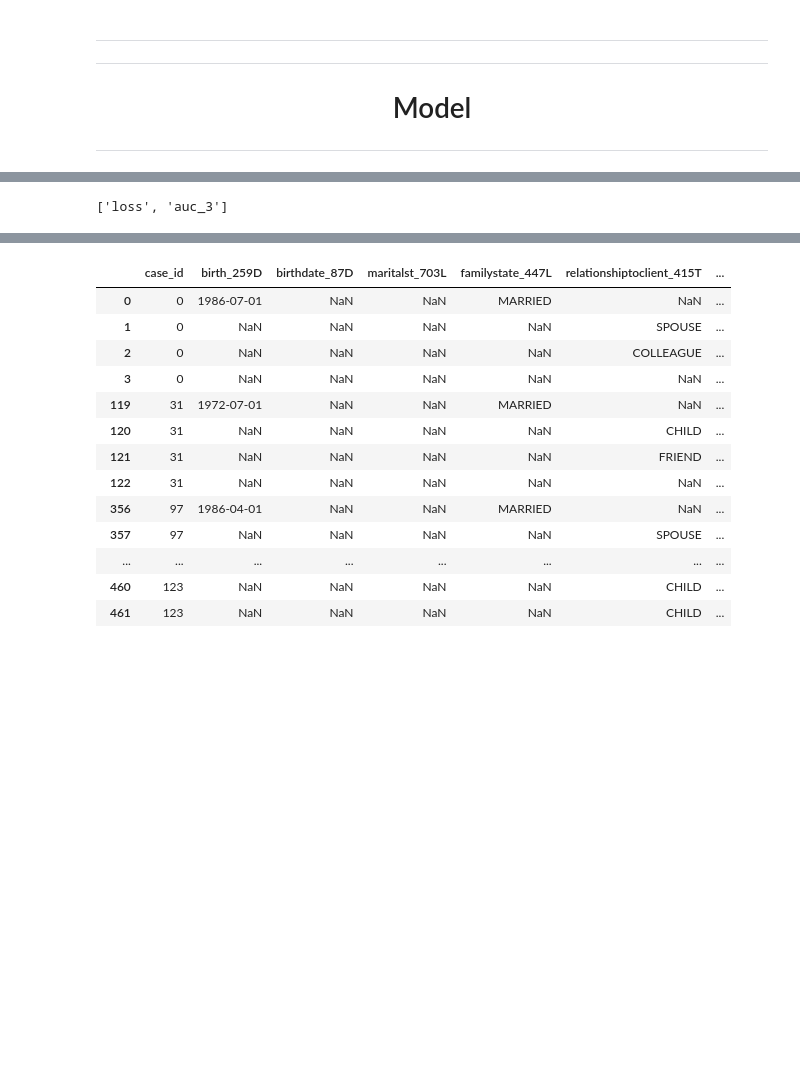
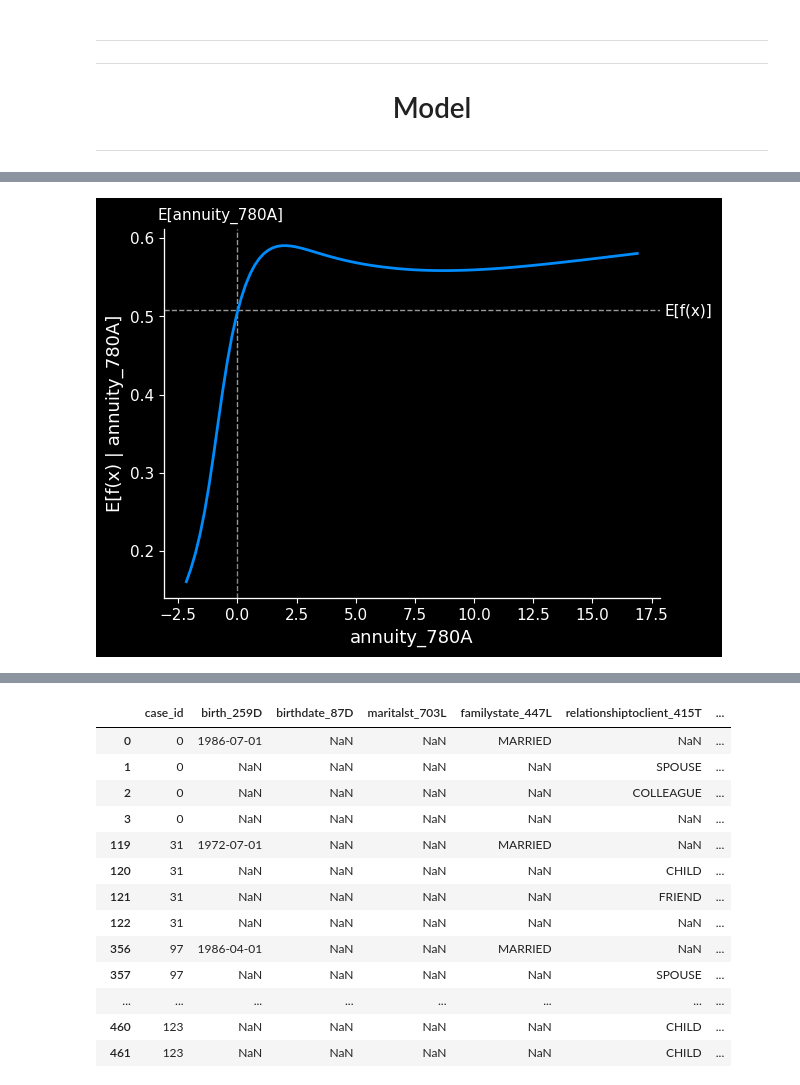
Before and after one commit to jazz-2021/project, a Jupyter notebook: dc_home_credit/dc_home_credit.ipynb, the cells around one changed output, grey strips where cells are left out. Saved outputs shown, nothing was run; the diff lists cells and outputs as text; code cells hidden in the pictures; blank space fills up the shorter version.

```diff
--- a/dc_home_credit/dc_home_credit.ipynb
+++ b/dc_home_credit/dc_home_credit.ipynb
@@ -348,8 +306,10 @@ def class_imbalance_treatment(df: pd.DataFrame):
     new_df_len = len(new_df)
 
     rng = np.random.default_rng(43)
-    random_sample = rng.integers(low=0, high=new_df_len, size=math.floor(new_df_len/2))
+    # random_sample = rng.integers(low=0, high=new_df_len, size=math.floor(new_df_len/2)) #### this is the real thing
+    random_sample = rng.integers(low=0, high=new_df_len, size=math.floor(new_df_len/8)) #### this is temporary. use for training smaller samples
 
     new_df = new_df.loc[random_sample, :]
+    new_df = new_df.reset_index(drop=True)
 
     return new_df
@@ -405,14 +384,22 @@ feature_train.shape
 # %%
 ##### Model definition
 
+input_shape = feature_train.shape[1]
 ### input layer
-input_layer = Input(shape=(7, ))
-mid_layer = Dense(7, activation="relu")(input_layer)
-mid_layer = Dense(9,activation="relu")(mid_layer)
-mid_layer = Dense(7,activation="relu")(mid_layer)
-mid_layer = Dense(5,activation="relu")(mid_layer)
-mid_layer = Dense(3,activation="relu")(mid_layer)
-output_layer = Dense(1, activation="sigmoid")(mid_layer)
+input_layer = Input(shape=(input_shape, ))
+hidden_layer = Dense(input_shape*5, activation="relu")(input_layer)
+hidden_layer = Dropout(rate=0.3)(hidden_layer)
+hidden_layer = Dense(input_shape*4,activation="relu")(hidden_layer)
+hidden_layer = Dropout(rate=0.3)(hidden_layer)
+hidden_layer = Dense(input_shape*3,activation="relu", )(hidden_layer)
+hidden_layer = Dense(input_shape*0.5,activation="relu")(hidden_layer)
+
+# hidden_layer = Dense(2, activation="relu")(input_layer)
+# hidden_layer = Dense(5,activation="relu")(hidden_layer)
+# hidden_layer = Dense(8,activation="relu")(hidden_layer)
+# hidden_layer = Dense(11,activation="relu")(hidden_layer)
+
+output_layer = Dense(1, activation="sigmoid")(hidden_layer)
 
 ### define model
 model = Model(inputs=input_layer, outputs=output_layer)
@@ -445,9 +462,13 @@ model.compile(
     metrics=[AUC(name="auc_roc")]
 )
 # %%
-result = model.fit(feature_train,
+early_stop = EarlyStopping(monitor="loss", patience=5)
+result = model.fit(
+                #    [feature_train, feature_train],
+                   feature_train,
                    target_train,
                    epochs=100,
-                   validation_split=0.1)
+                   validation_split=0.2,
+                   callbacks=[early_stop])
 # %% [output]
 Epoch 1/100
@@ -511,4 +511,0 @@ test_scores
-# %%
-model.metrics_names
-# %% [output]
-['loss', 'auc_3']
@@ -514,0 +520,12 @@ model.metrics_names
+# %%
+recon = pd.DataFrame(feature_train, columns=col_list[:-1])
+
+shap.partial_dependence_plot(
+    "annuity_780A",
+    model.predict,
+    recon,
+    ice=False,
+    model_expected_value=True,
+    feature_expected_value=True,
+)
+# %% [output]
@@ -514,0 +549 @@ model.metrics_names
+[figure, added]
```
Also changed, not shown: parts of 95 cells of this notebook.
